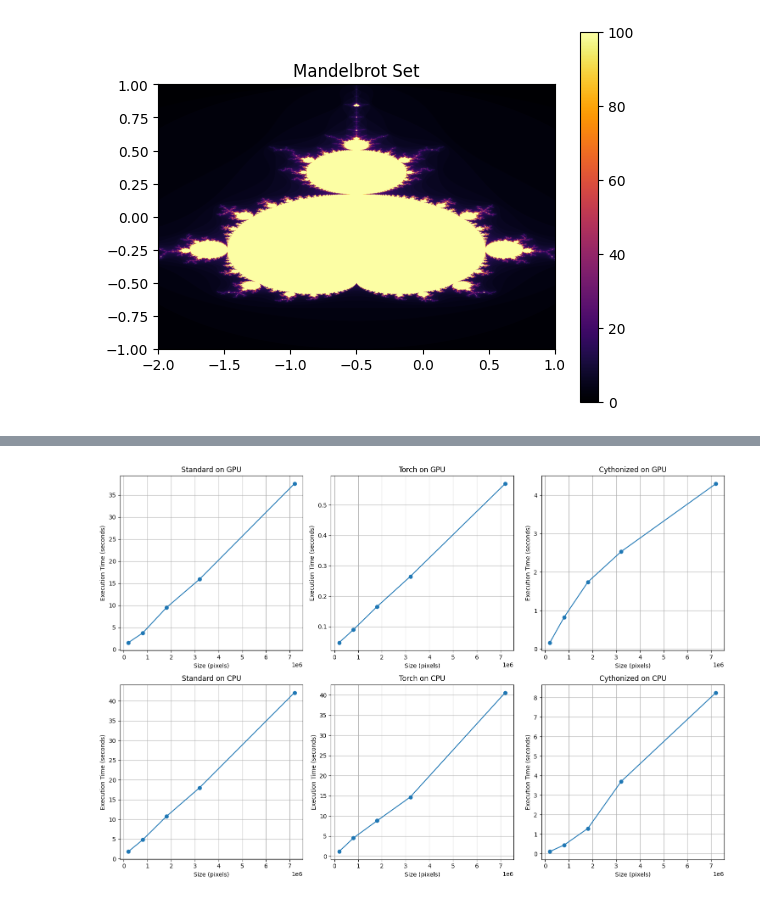
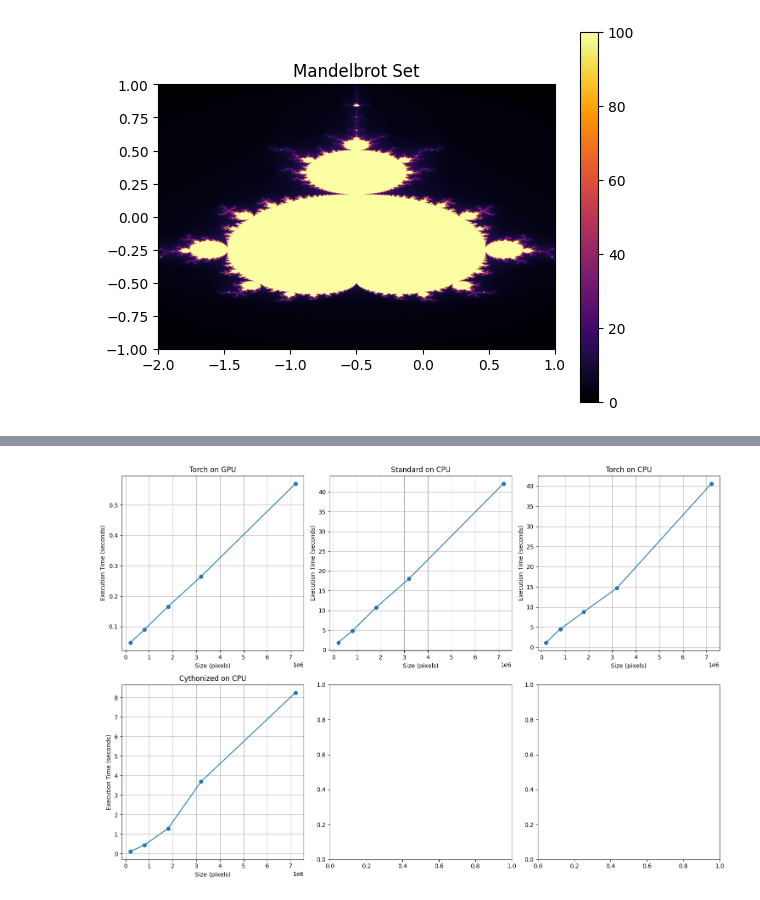
Before and after one commit to KthKittySquad/hpc, a Jupyter notebook: A3/assignment3.ipynb, the cells around one changed output, grey strips where cells are left out. Saved outputs shown, nothing was run; the diff lists cells and outputs as text; code cells hidden in the pictures.

```diff
--- a/A3/assignment3.ipynb
+++ b/A3/assignment3.ipynb
@@ -530,30 +553,28 @@ All of the results are taken from running on Google colab. These are set in diff
 # %%
 import matplotlib.pyplot as plt
 
 # Data
 sizes = [500*400, 1000*800, 1500*1200, 2000*1600, 3000*2400]
 
 execution_times = {
-    "Standard on GPU": [1.546488, 3.718596, 9.463395, 15.917204, 37.567369],
     "Torch on GPU": [0.047228, 0.089639, 0.165725, 0.264753, 0.569861],
-    "Cythonized on GPU": [0.167385, 0.827587, 1.741655, 2.530704, 4.298714],
     "Standard on CPU": [1.856055, 4.819549, 10.746852, 18.038184, 42.131641],
     "Torch on CPU": [1.205305, 4.555532, 8.835651, 14.719165, 40.600062],
     "Cythonized on CPU": [0.118041, 0.449512, 1.299103, 3.696778, 8.251379],
 }
 
 # Plot graphs
 fig, axes = plt.subplots(2, 3, figsize=(15, 10))
 axes = axes.flatten()
 
 for ax, (title, times) in zip(axes, execution_times.items()):
     ax.plot(sizes, times, marker='o', linestyle='-')
     ax.set_title(title)
     ax.set_xlabel("Size (pixels)")
     ax.set_ylabel("Execution Time (seconds)")
     ax.grid(True)
 
 plt.tight_layout()
 plt.show()
 # %% [output]
-[figure, old version]
+[figure, new version]
```
Also changed, not shown: parts of 9 cells of this notebook.
